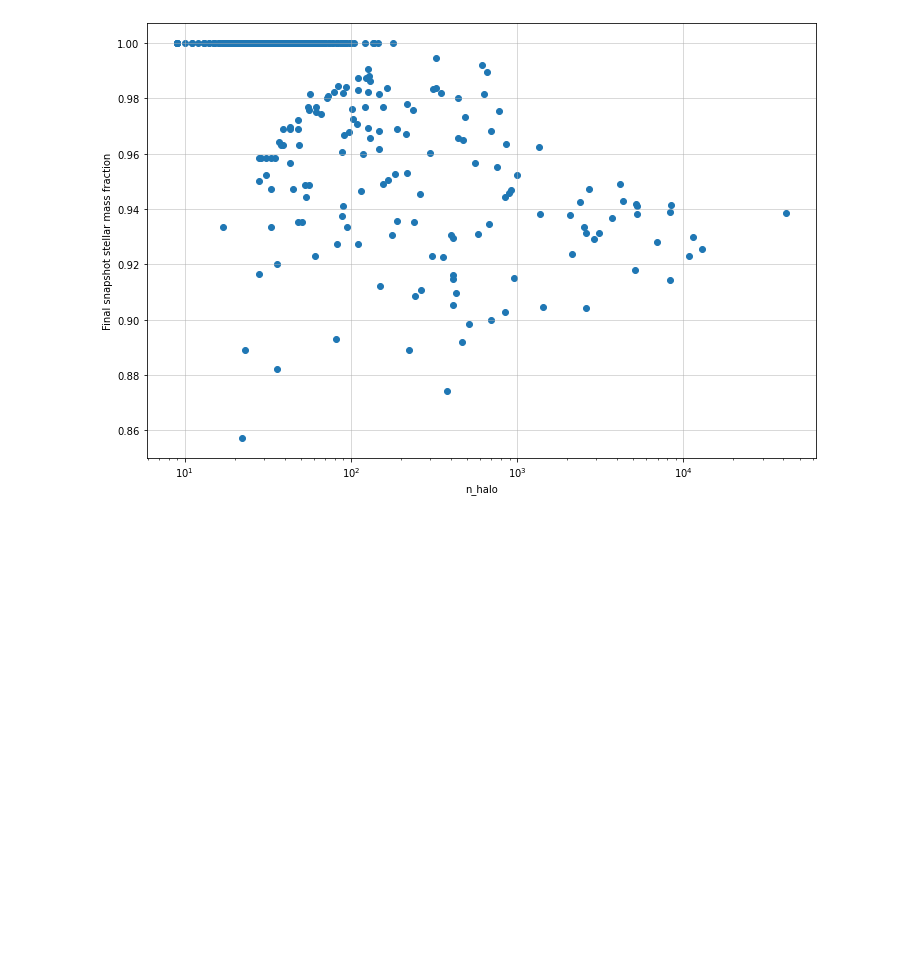
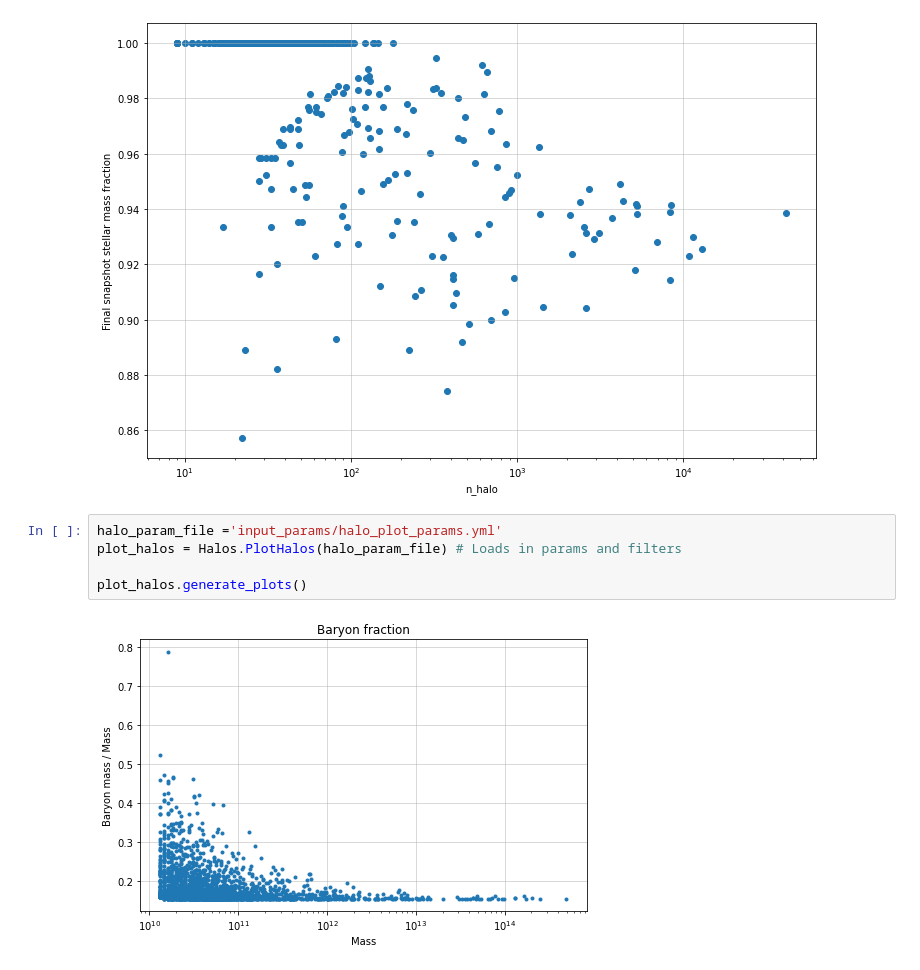
Before and after one commit to AnBowell/Final-Year-Project-py-galaxies, a Jupyter notebook: Star Inheritance .ipynb, the cells around one changed output. Cells and saved outputs as stored; diff of their text form; blank space fills up the shorter version.

```diff
--- a/Star Inheritance .ipynb
+++ b/Star Inheritance .ipynb
@@ -222,3 +216,10 @@ plt.savefig('..\Output Data\FinalStellarFraction.jpg',dpi = 400)
 plt.show()
 # %% [output]
 [figure]
+# %%
+halo_param_file ='input_params/halo_plot_params.yml'
+plot_halos = Halos.PlotHalos(halo_param_file) # Loads in params and filters
+
+plot_halos.generate_plots()
+# %% [output]
+[figure, added]
```
Also changed, not shown: parts of 4 cells of this notebook, 12 other files.
